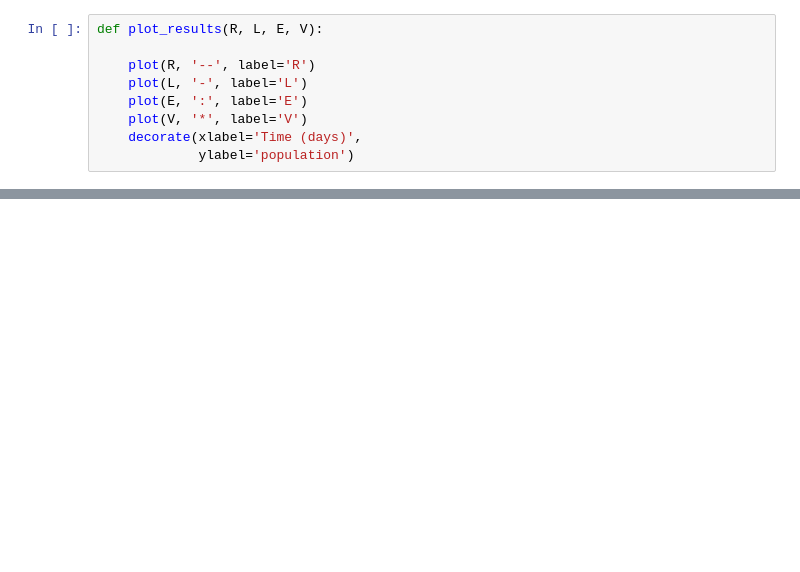
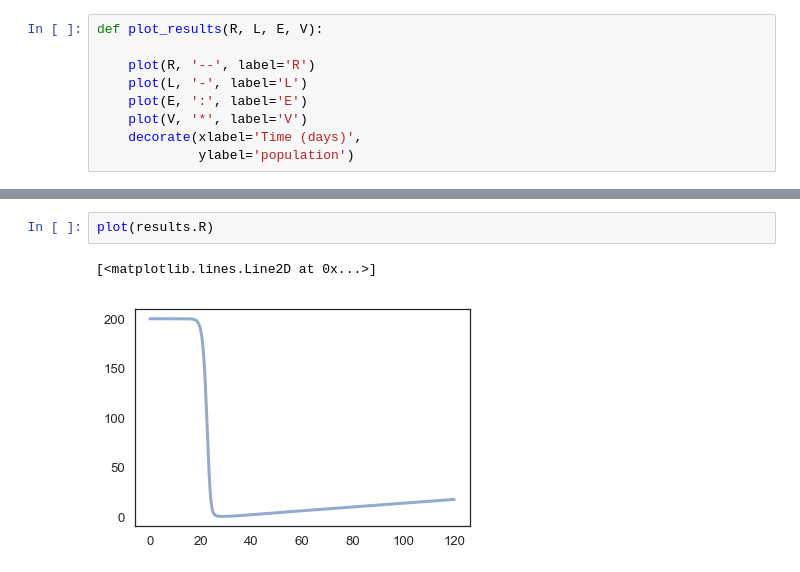
Before and after one commit to aditya-sudhakar/ModSimPy, a Jupyter notebook: code/HIV Model.ipynb, the cells around one changed output, grey strips where cells are left out. Saved outputs shown, nothing was run; the diff lists cells and outputs as text; blank space fills up the shorter version.

```diff
--- a/code/HIV Model.ipynb
+++ b/code/HIV Model.ipynb
@@ -119,0 +118,5 @@ plot_results(results.R, results.L, results.E, results.V)
+# %%
+plot(results.R)
+# %% [output]
+[<matplotlib.lines.Line2D at 0x...>]
+[figure, added]
```
Also changed, not shown: parts of 9 cells of this notebook.
